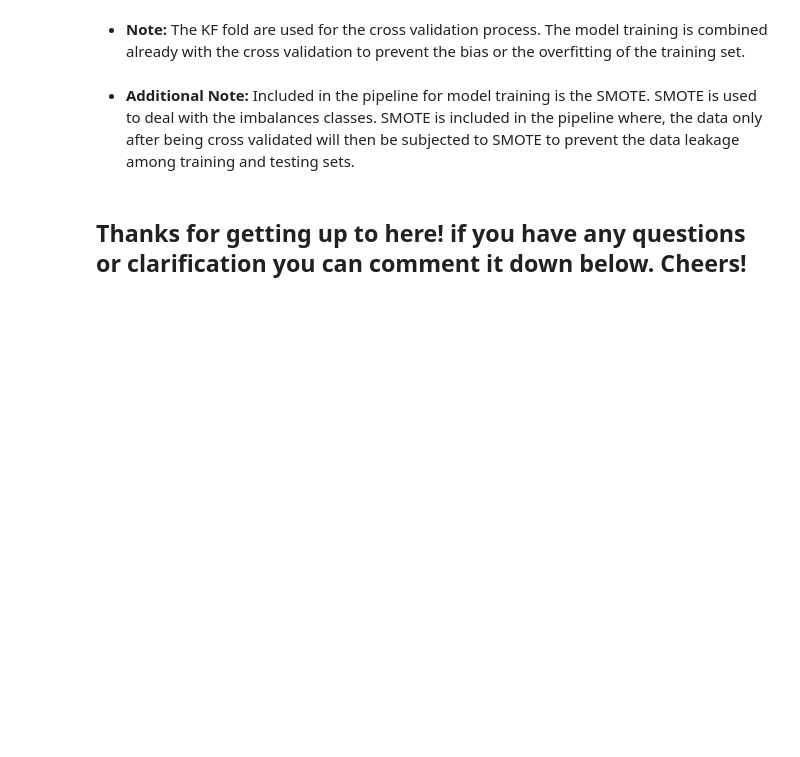
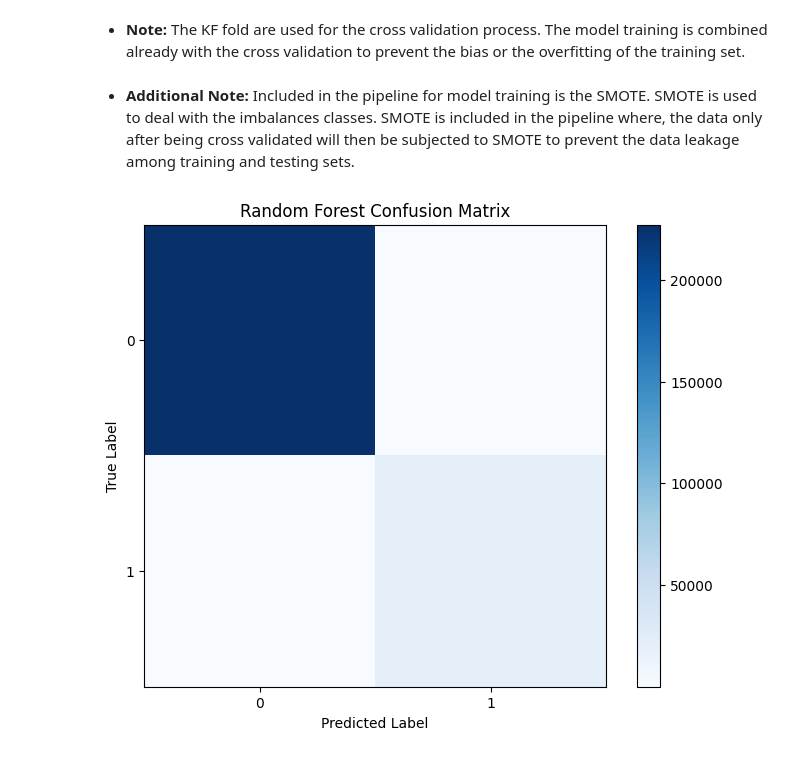
Before and after one commit to Basant-Chahar-2003/Heart_Disease_Predictor, a Jupyter notebook: heart_diseases.ipynb, the cells around one changed output. Cells and saved outputs as stored; diff of their text form; code cells hidden in the pictures; blank space fills up the shorter version.

Commit message:
added confusion matrix

```diff
--- a/heart_diseases.ipynb
+++ b/heart_diseases.ipynb
@@ -920,10 +704,27 @@ weighted avg   0.910007  0.641367  0.722478  247083.000000
 - **Note:** The KF fold are used for the cross validation process. The model training is combined already with the cross validation to prevent the bias or the overfitting of the training set.
 # %% [markdown]
 - **Additional Note:** Included in the pipeline for model training is the SMOTE. SMOTE is used to deal with the imbalances classes. SMOTE is included in the pipeline where, the data only after being cross validated will then be subjected to SMOTE to prevent the data leakage among training and testing sets.
-# %% [markdown]
-## Thanks for getting up to here! if you have any questions or clarification you can comment it down below. Cheers!
 # %%
 final_model =  models["Random_Forest"]
+# %%
+# CONFUSION MATRIX
+
+model_pipeline = make_pipeline(preprocessing,SMOTE(random_state=22),final_model)
+y_pred = model_pipeline.predict(X_train)
+cm = confusion_matrix(y_train, y_pred)
+# %%
+plt.figure(figsize=(8,6))
+plt.imshow(cm, cmap='Blues')  # Choose a colormap of your liking
+plt.title('Random Forest Confusion Matrix')
+plt.colorbar()
+tick_marks = np.arange(len(y_train.unique()))  # Assuming unique target values
+plt.xticks(tick_marks, y_train.unique())
+plt.yticks(tick_marks, y_train.unique())
+plt.xlabel('Predicted Label')
+plt.ylabel('True Label')
+plt.show()
+# %% [output]
+[figure, added]
 # %%
 import joblib
 joblib.dump(final_model, open("final_model", 'wb'))
```
Also changed, not shown: parts of 9 cells of this notebook, 1 other file.
